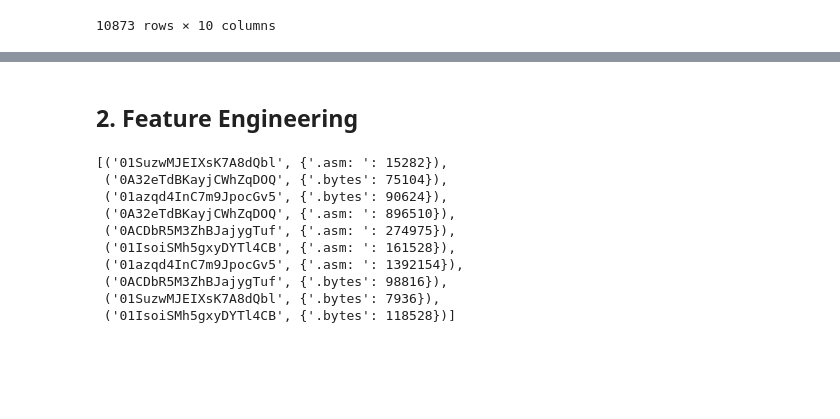
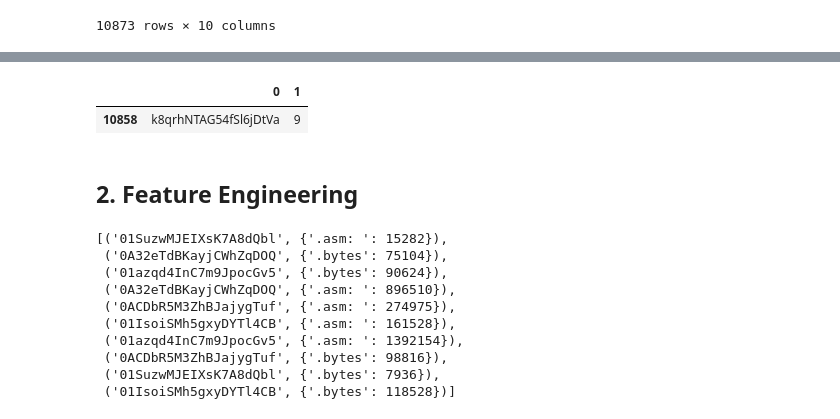
Before and after one commit to nguyenhoangson/Machine-Learning, a Jupyter notebook: MicrosoftMalware/work.ipynb, the cells around one changed output, grey strips where cells are left out. Drawn from its saved outputs; the diff is of its cells as text; code cells hidden in the pictures; blank space fills up the shorter version.

```diff
--- a/MicrosoftMalware/work.ipynb
+++ b/MicrosoftMalware/work.ipynb
@@ -10,4 +10,4 @@ import pandas as pd
 
 submission_sample = pd.read_csv("./sampleSubmission/sampleSubmission.csv")
 
-train_labels = pd.read_csv("./trainLabels/trainLabels.csv")
+train_labels = pd.read_csv("./trainLabels/trainLabels.csv", header=None)
@@ -62,3 +35,8 @@ train_labels
+# %%
+train_labels.loc[train_labels[0] == 'k8qrhNTAG54fSl6jDtVa']
+# %% [output]
+|  | 0 | 1 |
+| 10858 | k8qrhNTAG54fSl6jDtVa | 9 |
 # %% [markdown]
 
 ## 2. Feature Engineering
```
Also changed, not shown: parts of 14 cells of this notebook, 1 other file.
